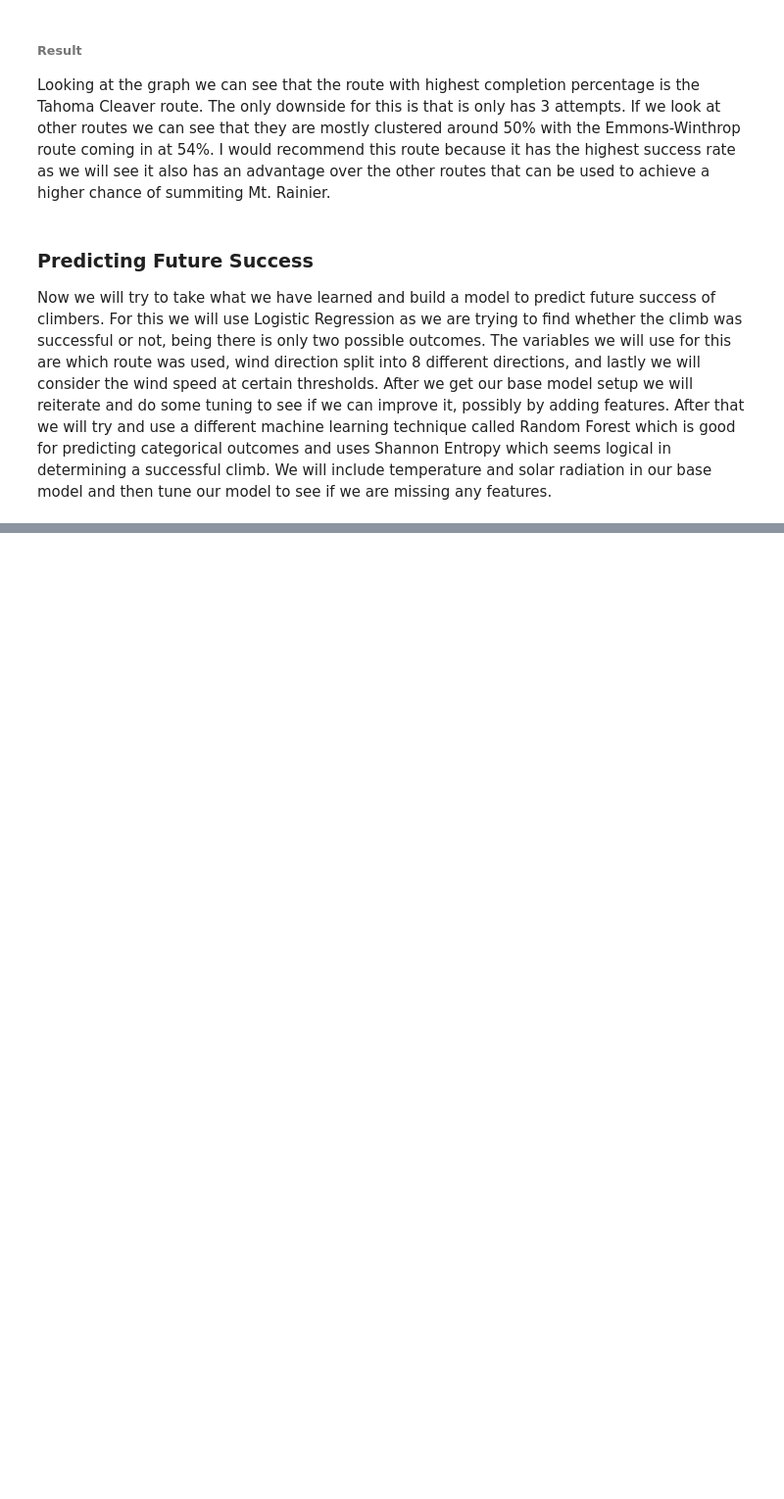
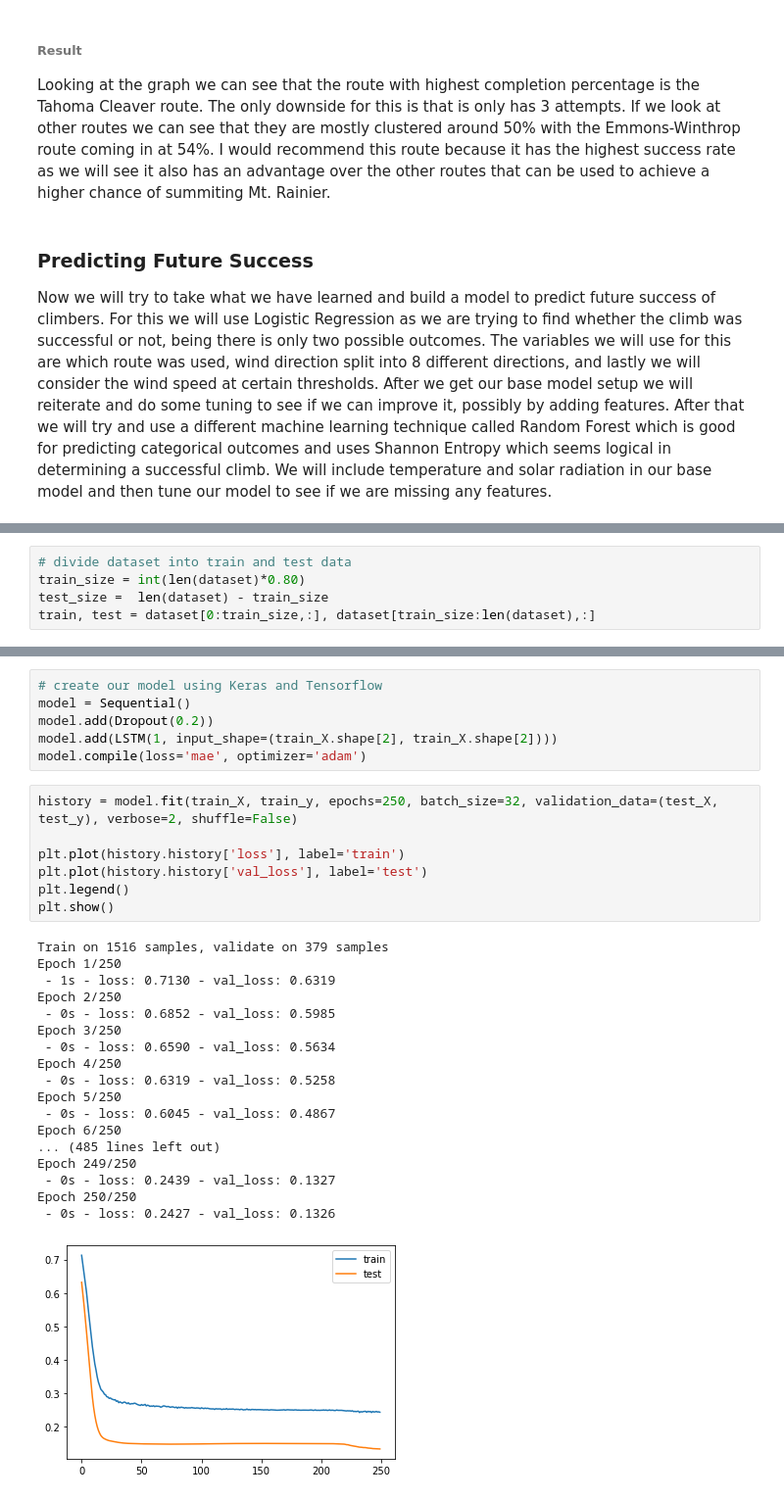
Before and after one commit to Glezzy/Mount-Rainier-Climbing-Analysis, a Jupyter notebook: Summiting Mt. Rainier Report.ipynb, the cells around one changed output, grey strips where cells are left out. Shown at 98% size. Saved outputs shown, nothing was run; the diff lists cells and outputs as text; blank space fills up the shorter version.

```diff
--- a/Summiting Mt. Rainier Report.ipynb
+++ b/Summiting Mt. Rainier Report.ipynb
@@ -304,0 +364,5 @@ combined_set.head()
+# %%
+# divide dataset into train and test data
+train_size = int(len(dataset)*0.80)
+test_size =  len(dataset) - train_size
+train, test = dataset[0:train_size,:], dataset[train_size:len(dataset),:]
@@ -304,0 +383,32 @@ combined_set.head()
+# %%
+# create our model using Keras and Tensorflow
+model = Sequential()
+model.add(Dropout(0.2))
+model.add(LSTM(1, input_shape=(train_X.shape[2], train_X.shape[2])))
+model.compile(loss='mae', optimizer='adam')
+# %%
+history = model.fit(train_X, train_y, epochs=250, batch_size=32, validation_data=(test_X, test_y), verbose=2, shuffle=False)
+
+plt.plot(history.history['loss'], label='train')
+plt.plot(history.history['val_loss'], label='test')
+plt.legend()
+plt.show()
+# %% [output]
+Train on 1516 samples, validate on 379 samples
+Epoch 1/250
+ - 1s - loss: 0.7130 - val_loss: 0.6319
+Epoch 2/250
+ - 0s - loss: 0.6852 - val_loss: 0.5985
+Epoch 3/250
+ - 0s - loss: 0.6590 - val_loss: 0.5634
+Epoch 4/250
+ - 0s - loss: 0.6319 - val_loss: 0.5258
+Epoch 5/250
+ - 0s - loss: 0.6045 - val_loss: 0.4867
+Epoch 6/250
+... (485 lines left out)
+Epoch 249/250
+ - 0s - loss: 0.2439 - val_loss: 0.1327
+Epoch 250/250
+ - 0s - loss: 0.2427 - val_loss: 0.1326
+[figure, added]
```
Also changed, not shown: parts of 29 cells of this notebook.
